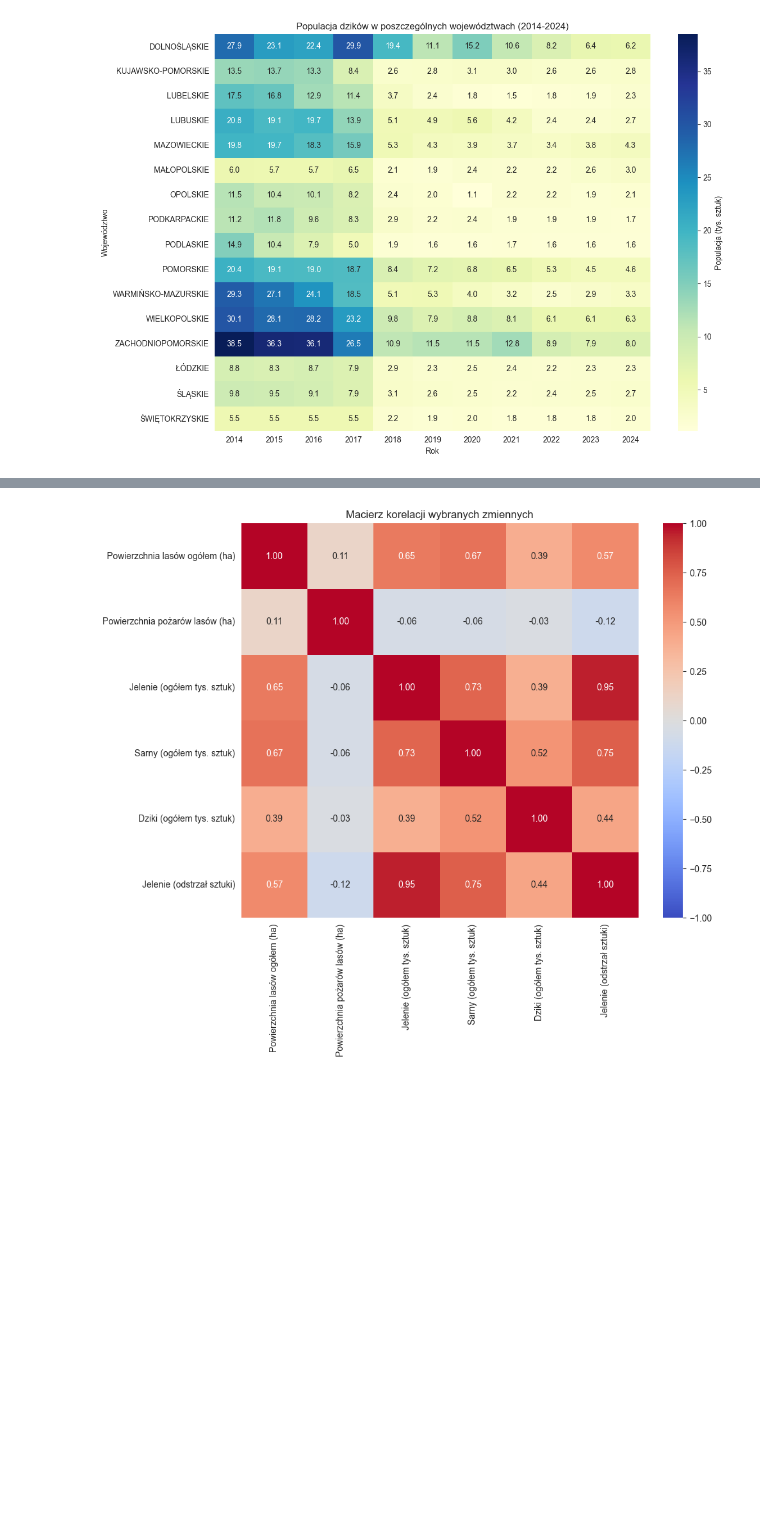
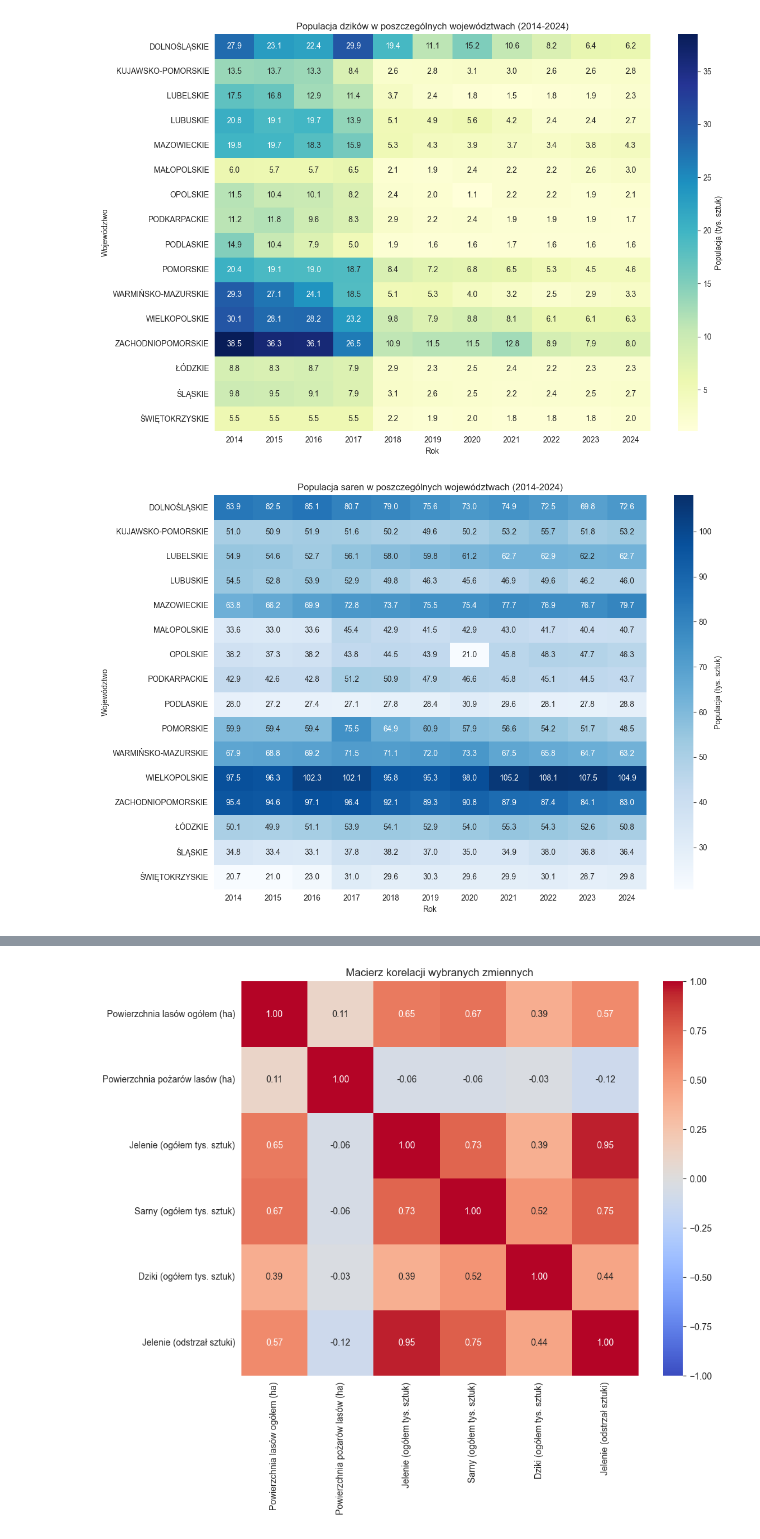
Before and after one commit to edyta02/Analiza-danych-z-R-i-Python---LW, a Jupyter notebook: Projekt.ipynb, the cells around one changed output, grey strips where cells are left out. Saved outputs shown, nothing was run; the diff lists cells and outputs as text; code cells hidden in the pictures; blank space fills up the shorter version.

```diff
--- a/Projekt.ipynb
+++ b/Projekt.ipynb
@@ -1286,3 +1284,15 @@ plt.tight_layout()
 plt.show()
 # %% [output]
 [figure]
+# %%
+pivot_sarny = df_combined.pivot_table(values='Sarny (ogółem tys. sztuk)', index='Region', columns='Year')
+
+plt.figure(figsize=(12, 8))
+sns.heatmap(pivot_sarny, annot=True, fmt='.1f', cmap='Blues', cbar_kws={'label': 'Populacja (tys. sztuk)'})
+plt.title('Populacja saren w poszczególnych województwach (2014-2024)')
+plt.ylabel('Województwo')
+plt.xlabel('Rok')
+plt.tight_layout()
+plt.show()
+# %% [output]
+[figure, added]
```
Also changed, not shown: parts of 22 cells of this notebook, 6 other files.
